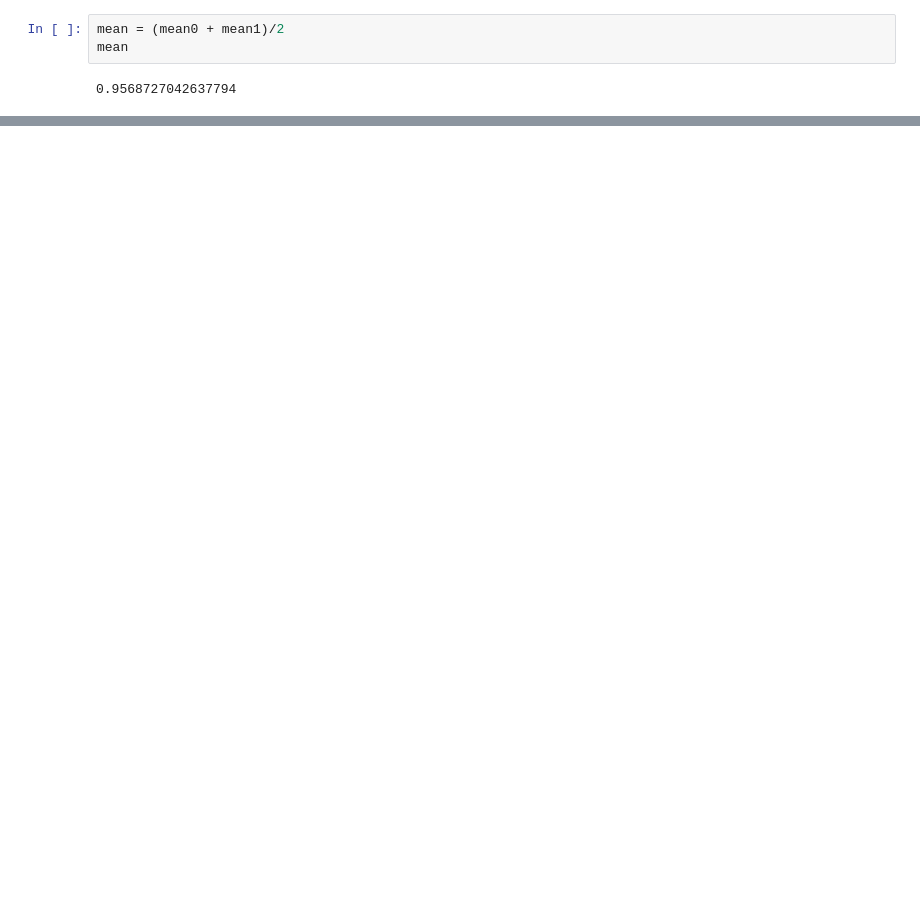
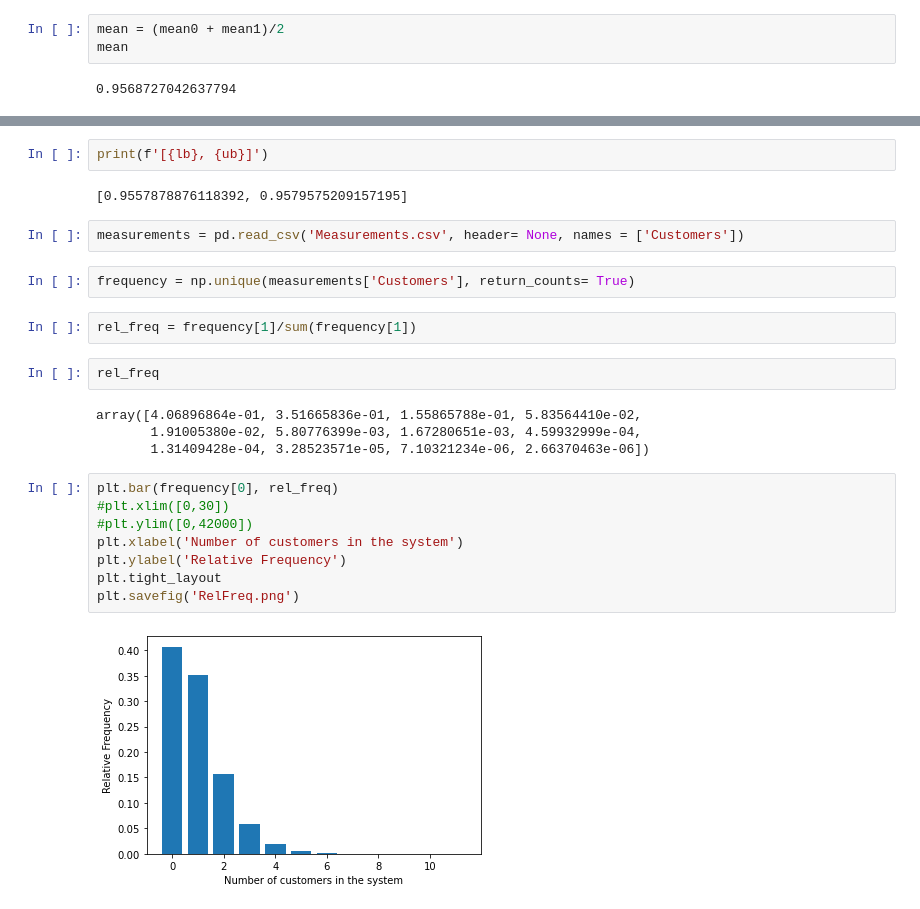
Before and after one commit to nikvogel/SimulationExam, a Jupyter notebook: Simulation/AnalysisQueueing.ipynb, the cells around one changed output, grey strips where cells are left out. Cells and saved outputs as stored; diff of their text form; blank space fills up the shorter version.

```diff
--- a/Simulation/AnalysisQueueing.ipynb
+++ b/Simulation/AnalysisQueueing.ipynb
@@ -78,0 +130,26 @@ sd
+# %%
+print(f'[{lb}, {ub}]')
+# %% [output]
+[0.9557878876118392, 0.9579575209157195]
+# %%
+measurements = pd.read_csv('Measurements.csv', header= None, names = ['Customers'])
+# %%
+frequency = np.unique(measurements['Customers'], return_counts= True)
+# %%
+rel_freq = frequency[1]/sum(frequency[1])
+# %%
+rel_freq
+# %% [output]
+array([4.06896864e-01, 3.51665836e-01, 1.55865788e-01, 5.83564410e-02,
+       1.91005380e-02, 5.80776399e-03, 1.67280651e-03, 4.59932999e-04,
+       1.31409428e-04, 3.28523571e-05, 7.10321234e-06, 2.66370463e-06])
+# %%
+plt.bar(frequency[0], rel_freq)
+#plt.xlim([0,30])
+#plt.ylim([0,42000])
+plt.xlabel('Number of customers in the system')
+plt.ylabel('Relative Frequency')
+plt.tight_layout
+plt.savefig('RelFreq.png')
+# %% [output]
+[figure, added]
```
Also changed, not shown: parts of 17 cells of this notebook, 4 other files.
